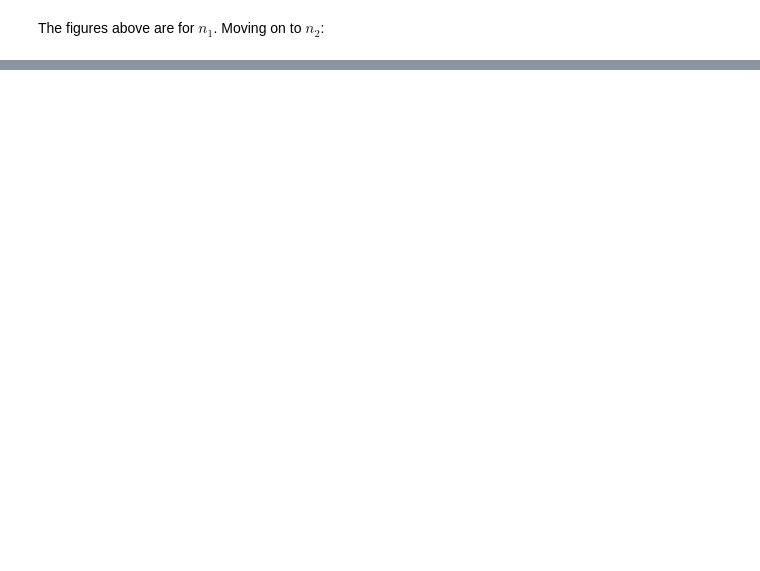
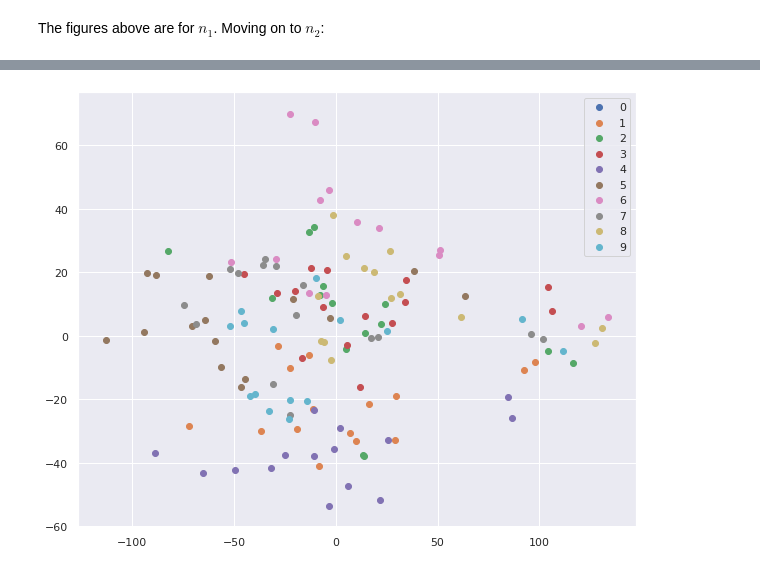
Before and after one commit to kotskon/patrec19, a Jupyter notebook: labTwo/lab2Report.ipynb, the cells around one changed output, grey strips where cells are left out. Saved outputs shown, nothing was run; the diff lists cells and outputs as text; code cells hidden in the pictures; blank space fills up the shorter version.

```diff
--- a/labTwo/lab2Report.ipynb
+++ b/labTwo/lab2Report.ipynb
@@ -336,0 +375,10 @@ Based on the above, we deduce the following:
+# %%
+pca_obj = PCA (n_components = 2)
+X = pca_obj.fit_transform (compFeats)
+fig = plt.figure (figsize = (10, 8))
+for i in range (10):
+    plt.scatter (X[digits == i][:, 0], X[digits == i][:, 1], label = str (i))
+plt.legend (loc = 'best')
+plt.show ()
+# %% [output]
+[figure, added]
```
Also changed, not shown: parts of 12 cells of this notebook, 1 other file.
